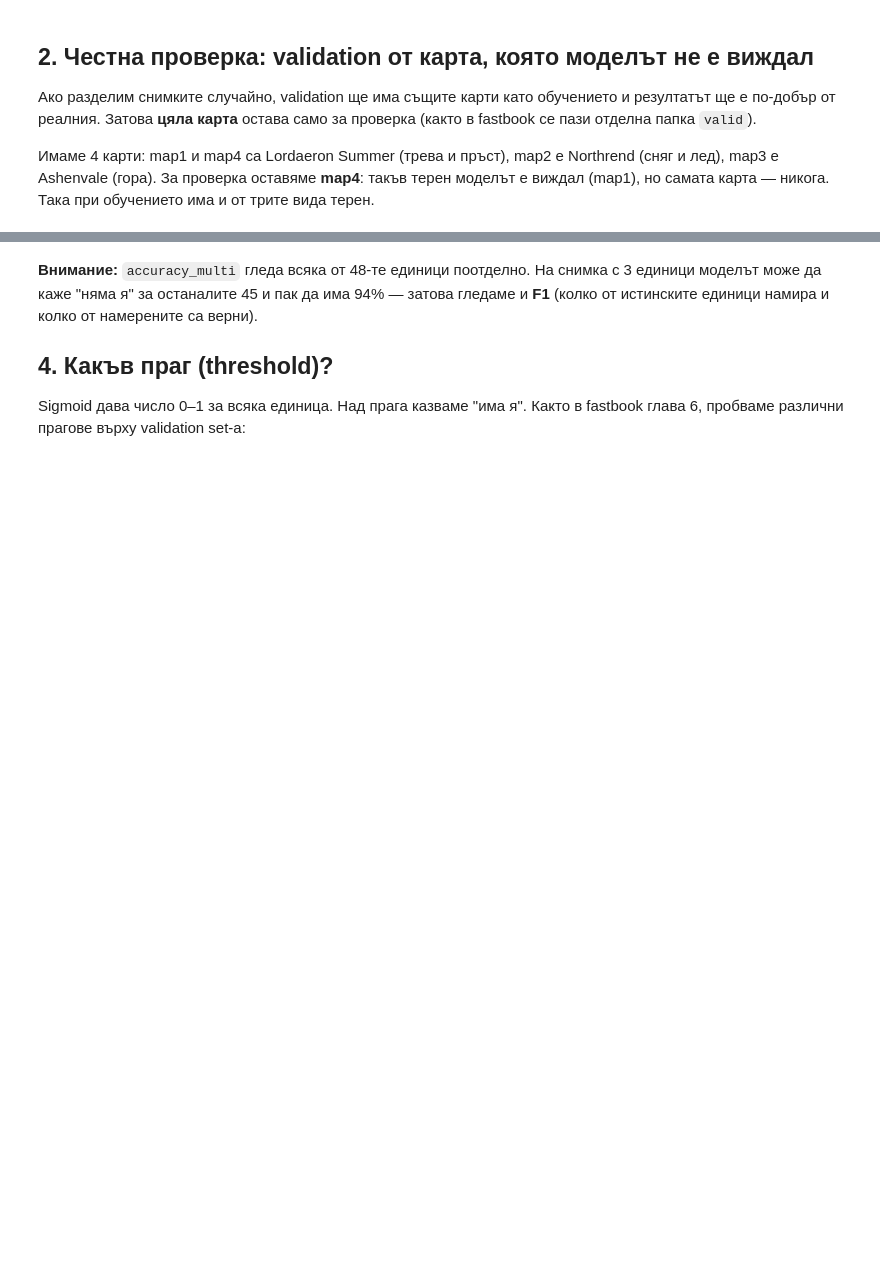
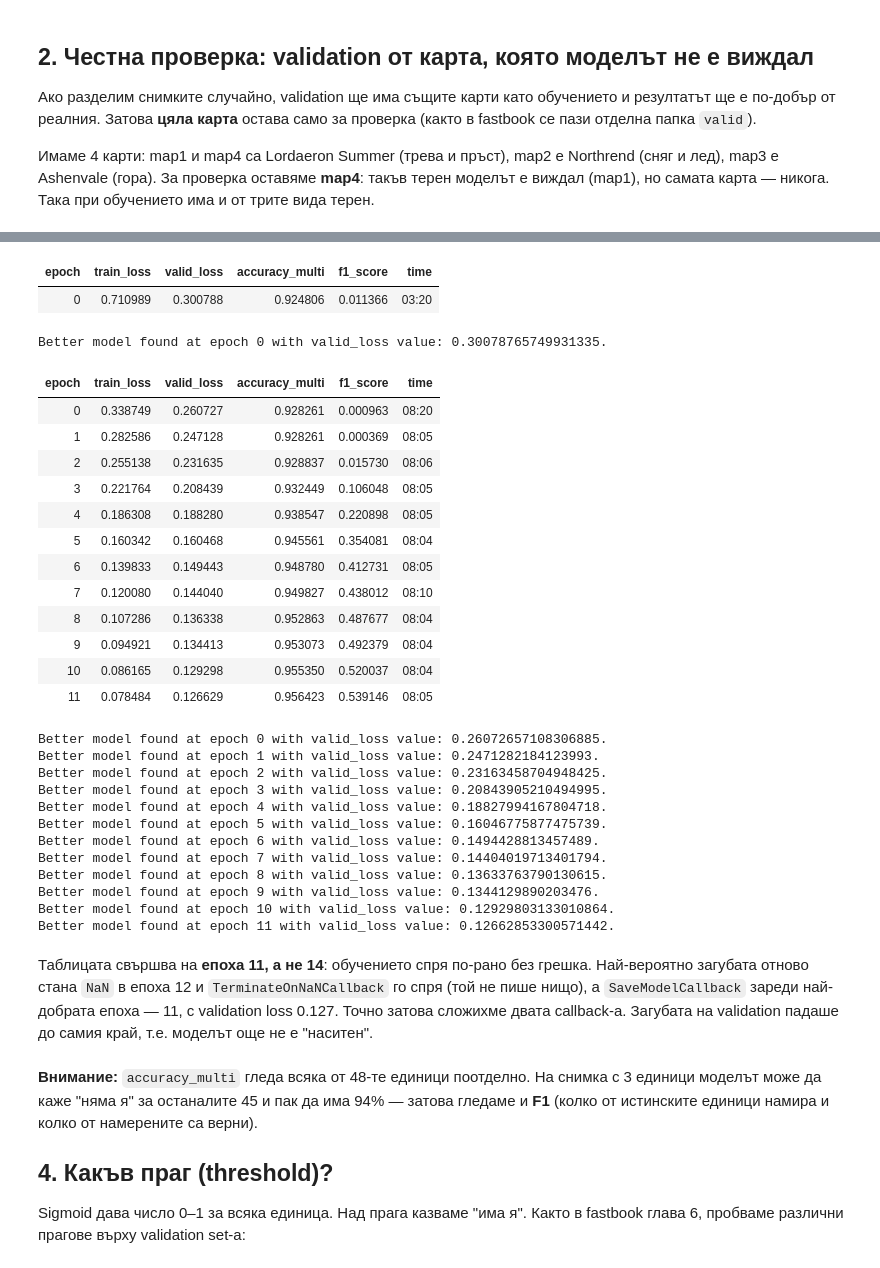
Before and after one commit to bobi3f1/warcraft3-classifier, a Jupyter notebook: warcraft3_screenshots.ipynb, the cells around one changed output, grey strips where cells are left out. Saved outputs shown, nothing was run; the diff lists cells and outputs as text; code cells hidden in the pictures; blank space fills up the shorter version.

```diff
--- a/warcraft3_screenshots.ipynb
+++ b/warcraft3_screenshots.ipynb
@@ -71,3 +130,39 @@ learn.fine_tune(6)
+# %%
+learn.fine_tune(15, 2e-3, cbs=[SaveModelCallback(monitor='valid_loss'), TerminateOnNaNCallback()])
+# %% [output]
+| epoch | train_loss | valid_loss | accuracy_multi | f1_score | time |
+| 0 | 0.710989 | 0.300788 | 0.924806 | 0.011366 | 03:20 |
+Better model found at epoch 0 with valid_loss value: 0.30078765749931335.
+| epoch | train_loss | valid_loss | accuracy_multi | f1_score | time |
+| 0 | 0.338749 | 0.260727 | 0.928261 | 0.000963 | 08:20 |
+| 1 | 0.282586 | 0.247128 | 0.928261 | 0.000369 | 08:05 |
+| 2 | 0.255138 | 0.231635 | 0.928837 | 0.015730 | 08:06 |
+| 3 | 0.221764 | 0.208439 | 0.932449 | 0.106048 | 08:05 |
+| 4 | 0.186308 | 0.188280 | 0.938547 | 0.220898 | 08:05 |
+| 5 | 0.160342 | 0.160468 | 0.945561 | 0.354081 | 08:04 |
+| 6 | 0.139833 | 0.149443 | 0.948780 | 0.412731 | 08:05 |
+| 7 | 0.120080 | 0.144040 | 0.949827 | 0.438012 | 08:10 |
+| 8 | 0.107286 | 0.136338 | 0.952863 | 0.487677 | 08:04 |
+| 9 | 0.094921 | 0.134413 | 0.953073 | 0.492379 | 08:04 |
+| 10 | 0.086165 | 0.129298 | 0.955350 | 0.520037 | 08:04 |
+| 11 | 0.078484 | 0.126629 | 0.956423 | 0.539146 | 08:05 |
+Better model found at epoch 0 with valid_loss value: 0.26072657108306885.
+Better model found at epoch 1 with valid_loss value: 0.2471282184123993.
+Better model found at epoch 2 with valid_loss value: 0.23163458704948425.
+Better model found at epoch 3 with valid_loss value: 0.20843905210494995.
+Better model found at epoch 4 with valid_loss value: 0.18827994167804718.
+Better model found at epoch 5 with valid_loss value: 0.16046775877475739.
+Better model found at epoch 6 with valid_loss value: 0.1494428813457489.
+Better model found at epoch 7 with valid_loss value: 0.14404019713401794.
+Better model found at epoch 8 with valid_loss value: 0.13633763790130615.
+Better model found at epoch 9 with valid_loss value: 0.1344129890203476.
+Better model found at epoch 10 with valid_loss value: 0.12929803133010864.
+Better model found at epoch 11 with valid_loss value: 0.12662853300571442.
+# %% [markdown]
+Таблицата свършва на **епоха 11, а не 14**: обучението спря по-рано без грешка. Най-вероятно загубата
+отново стана `NaN` в епоха 12 и `TerminateOnNaNCallback` го спря (той не пише нищо), а `SaveModelCallback`
+зареди най-добрата епоха — 11, с validation loss 0.127. Точно затова сложихме двата callback-а.
+Загубата на validation падаше до самия край, т.е. моделът още не е "наситен".
 # %% [markdown]
 **Внимание:** `accuracy_multi` гледа всяка от 48-те единици поотделно. На снимка с 3 единици моделът може
 да каже "няма я" за останалите 45 и пак да има 94% — затова гледаме и **F1** (колко от истинските
```
Also changed, not shown: parts of 10 cells of this notebook, 27 other files.
